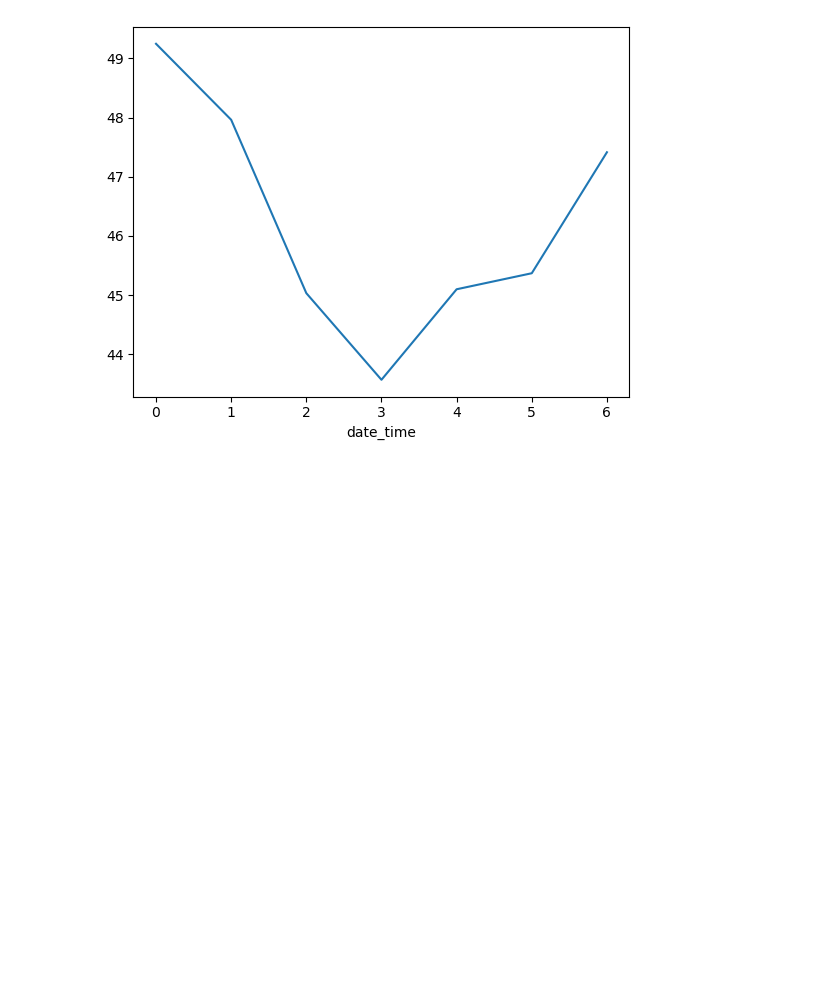
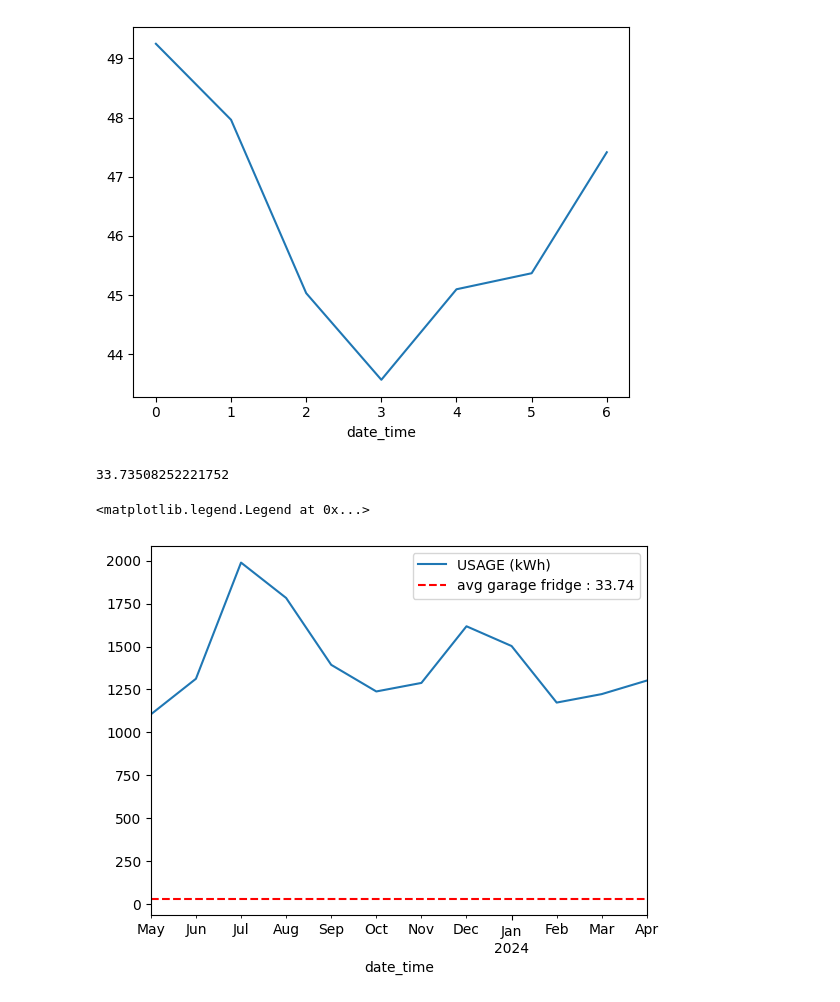
Before and after one commit to ajwilson79/electricity-analysis, a Jupyter notebook: electricity.ipynb, the cells around one changed output. Saved outputs shown, nothing was run; the diff lists cells and outputs as text; code cells hidden in the pictures; blank space fills up the shorter version.

```diff
--- a/electricity.ipynb
+++ b/electricity.ipynb
@@ -263,3 +263,26 @@ electric_usage_daily_df['USAGE (kWh)'].groupby(electric_usage_daily_df.index.day
 # %% [output]
 <Axes: xlabel='date_time'>
 [figure]
+# %%
+# Garage Fridge kw/h calc
+total_kwh = 3.64
+total_time = '78:46'
+hours, minutes = map(float, total_time.split(':'))
+total_time = hours + (minutes/60)
+
+
+kWh_per_hr = total_kwh/total_time
+kWh_per_day = total_kwh/(total_time/24)
+double_check = kWh_per_hr*24
+
+kWh_per_month = kWh_per_day * 365 / 12
+print(kWh_per_month)
+# %% [output]
+33.73508252221752
+# %%
+ax = electric_usage_monthly_df['USAGE (kWh)'].plot()
+ax.axhline(y=kWh_per_month, color='r', linestyle='--', label=f'avg garage fridge : {kWh_per_month:.2f}')
+ax.legend()
+# %% [output]
+<matplotlib.legend.Legend at 0x...>
+[figure, added]
```
Also changed, not shown: parts of 1 cell of this notebook.
